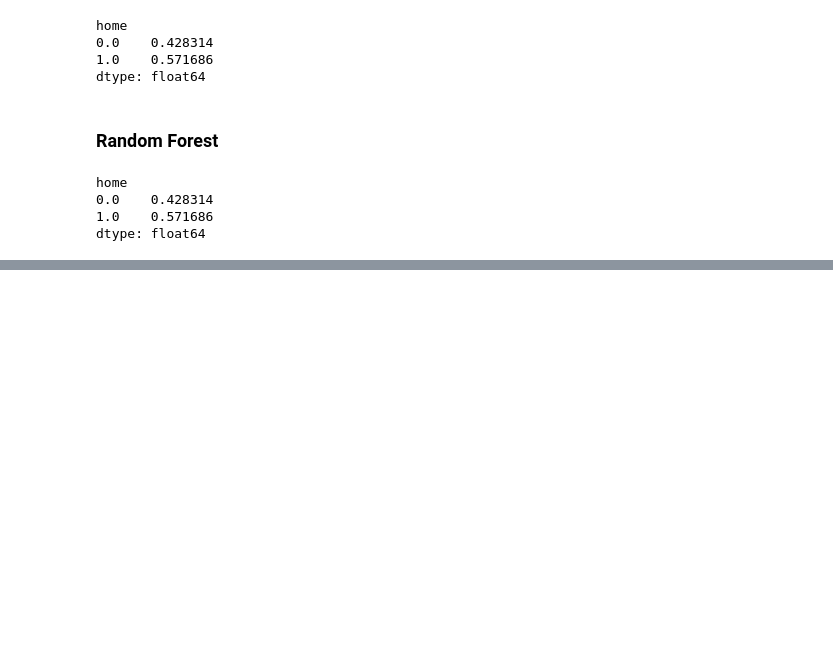
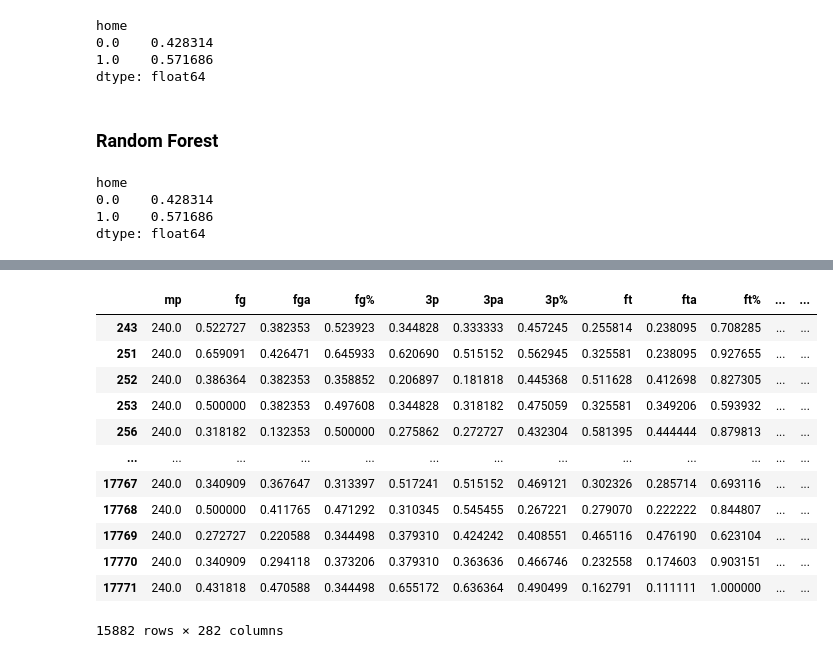
Before and after one commit to bednaraetown/DS400, a Jupyter notebook: notebook/DSCapstoneModeling03112024.ipynb, the cells around one changed output, grey strips where cells are left out. Cells and saved outputs as stored; diff of their text form; code cells hidden in the pictures; blank space fills up the shorter version.

```diff
--- a/notebook/DSCapstoneModeling03112024.ipynb
+++ b/notebook/DSCapstoneModeling03112024.ipynb
@@ -278,0 +324,26 @@ dtype: float64
+# %%
+def shift_col(team, col_name):
+    next_col = team[col_name].shift(-1)
+    return next_col
+
+def add_col(df, col_name):
+    return df.groupby("team", group_keys=False).apply(lambda x: shift_col(x, col_name))
+
+df["home_next"] = add_col(df, "home")
+df["team_opp_next"] = add_col(df, "team_opp")
+df["date_next"] = add_col(df, "date")
+df
+# %% [output]
+|  | mp | fg | fga | fg% | 3p | 3pa | 3p% | ft | fta | ft% | ... | ... |
+| 243 | 240.0 | 0.522727 | 0.382353 | 0.523923 | 0.344828 | 0.333333 | 0.457245 | 0.255814 | 0.238095 | 0.708285 | ... | ... |
+| 251 | 240.0 | 0.659091 | 0.426471 | 0.645933 | 0.620690 | 0.515152 | 0.562945 | 0.325581 | 0.238095 | 0.927655 | ... | ... |
+| 252 | 240.0 | 0.386364 | 0.382353 | 0.358852 | 0.206897 | 0.181818 | 0.445368 | 0.511628 | 0.412698 | 0.827305 | ... | ... |
+| 253 | 240.0 | 0.500000 | 0.382353 | 0.497608 | 0.344828 | 0.318182 | 0.475059 | 0.325581 | 0.349206 | 0.593932 | ... | ... |
+| 256 | 240.0 | 0.318182 | 0.132353 | 0.500000 | 0.275862 | 0.272727 | 0.432304 | 0.581395 | 0.444444 | 0.879813 | ... | ... |
+| ... | ... | ... | ... | ... | ... | ... | ... | ... | ... | ... | ... | ... |
+| 17767 | 240.0 | 0.340909 | 0.367647 | 0.313397 | 0.517241 | 0.515152 | 0.469121 | 0.302326 | 0.285714 | 0.693116 | ... | ... |
+| 17768 | 240.0 | 0.500000 | 0.411765 | 0.471292 | 0.310345 | 0.545455 | 0.267221 | 0.279070 | 0.222222 | 0.844807 | ... | ... |
+| 17769 | 240.0 | 0.272727 | 0.220588 | 0.344498 | 0.379310 | 0.424242 | 0.408551 | 0.465116 | 0.476190 | 0.623104 | ... | ... |
+| 17770 | 240.0 | 0.340909 | 0.294118 | 0.373206 | 0.379310 | 0.363636 | 0.466746 | 0.232558 | 0.174603 | 0.903151 | ... | ... |
+| 17771 | 240.0 | 0.431818 | 0.470588 | 0.344498 | 0.655172 | 0.636364 | 0.490499 | 0.162791 | 0.111111 | 1.000000 | ... | ... |
+15882 rows × 282 columns
```
Also changed, not shown: parts of 10 cells of this notebook.
